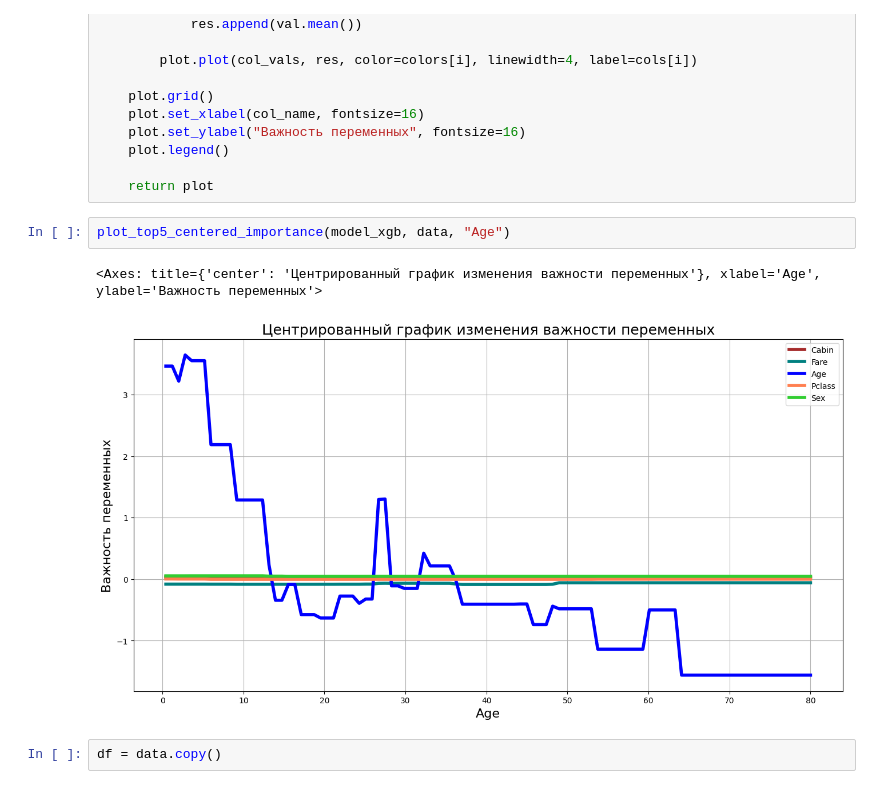
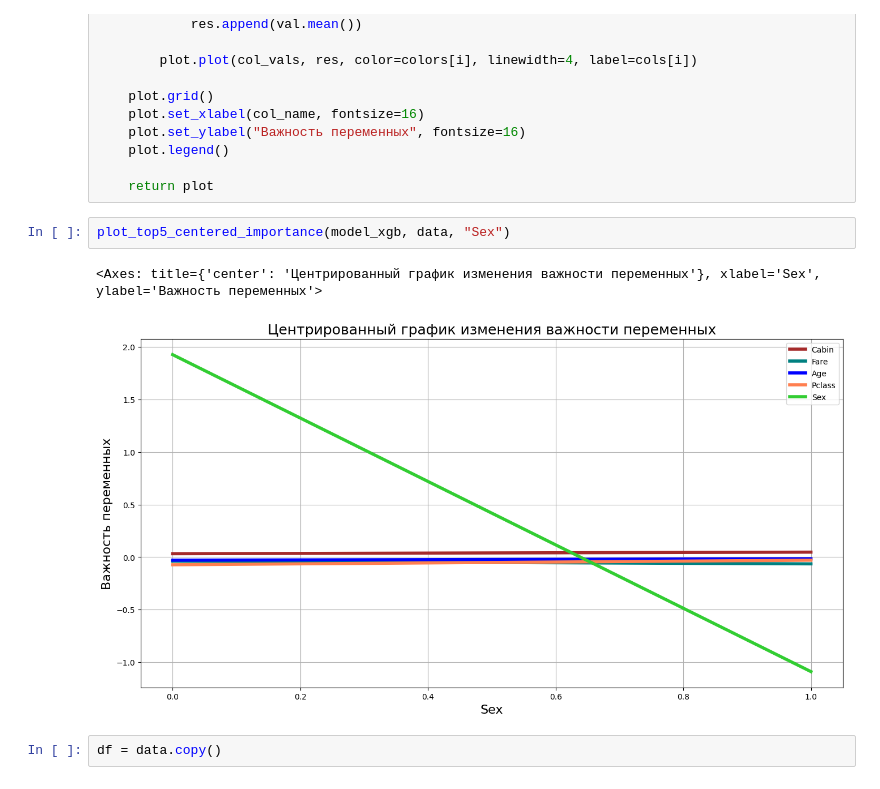
Before and after one commit to brelok-the-pok/SHAP_info_plots, a Jupyter notebook: ds/shap.ipynb, the cells around one changed output. Drawn from its saved outputs; the diff is of its cells as text.

```diff
--- a/ds/shap.ipynb
+++ b/ds/shap.ipynb
@@ -115,10 +117,10 @@ def plot_top5_centered_importance(model, data, col_name, absolute=False):
 
     return plot
 # %%
-plot_top5_centered_importance(model_xgb, data, "Age")
+plot_top5_centered_importance(model_xgb, data, "Sex")
 # %% [output]
-<Axes: title={'center': 'Центрированный график изменения важности переменных'}, xlabel='Age', ylabel='Важность переменных'>
+<Axes: title={'center': 'Центрированный график изменения важности переменных'}, xlabel='Sex', ylabel='Важность переменных'>
-[figure, old version]
+[figure, new version]
 # %%
 df = data.copy()
 # %%
```
Also changed, not shown: parts of 1 cell of this notebook, 11 other files.
